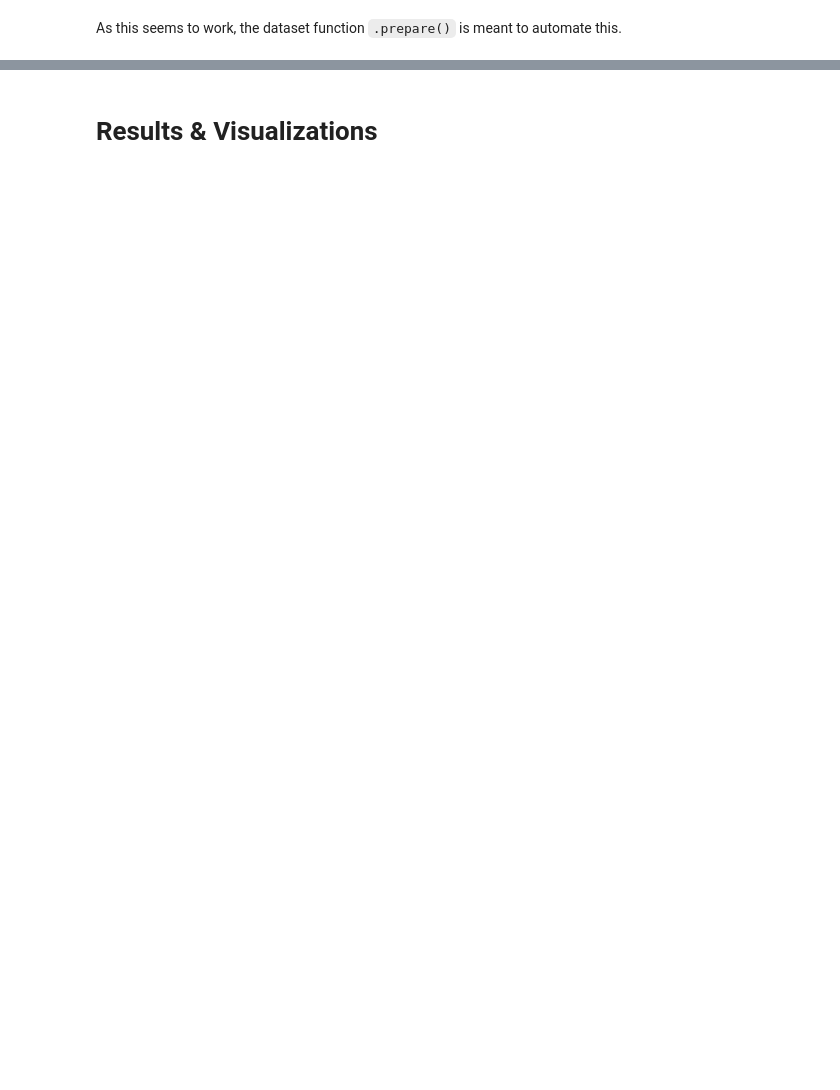
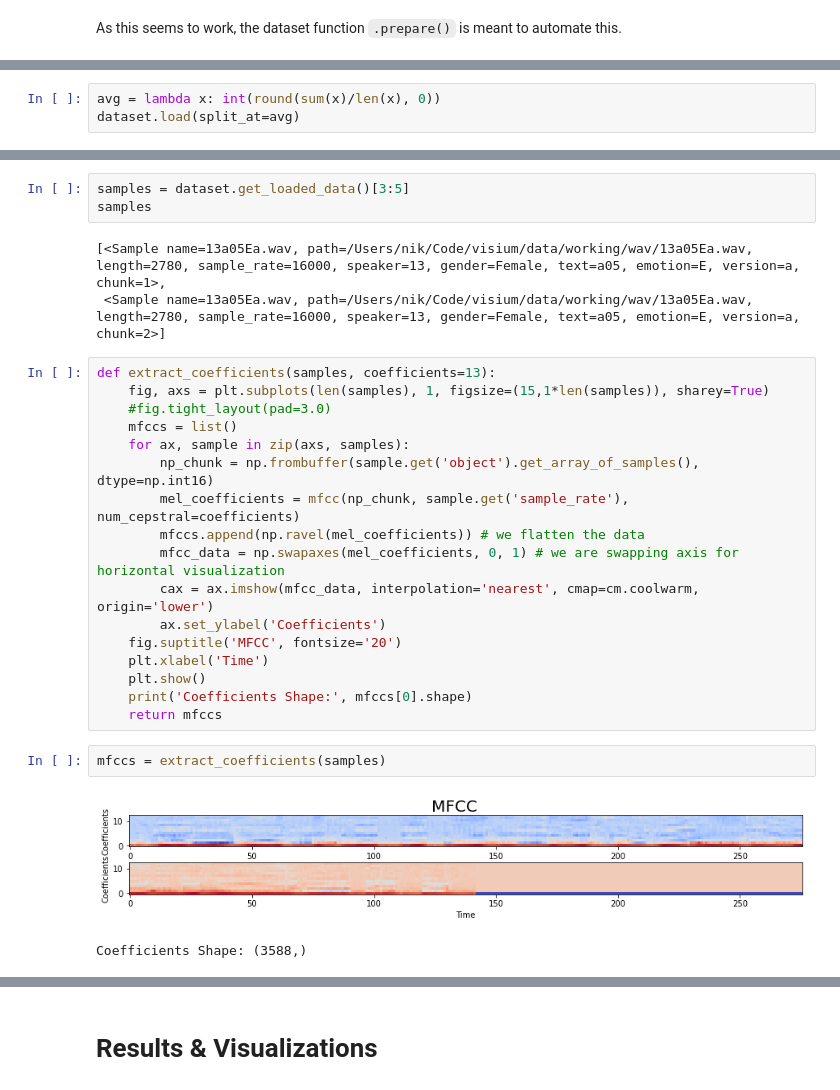
Before and after one commit to nsiicm0/SER, a Jupyter notebook: report/Report_SER.ipynb, the cells around one changed output, grey strips where cells are left out. Cells and saved outputs as stored; diff of their text form; blank space fills up the shorter version.

```diff
--- a/report/Report_SER.ipynb
+++ b/report/Report_SER.ipynb
@@ -221,0 +367,3 @@ print(dataset.data[:2])
+# %%
+avg = lambda x: int(round(sum(x)/len(x), 0))
+dataset.load(split_at=avg)
@@ -221,0 +395,28 @@ print(dataset.data[:2])
+# %%
+samples = dataset.get_loaded_data()[3:5]
+samples
+# %% [output]
+[<Sample name=13a05Ea.wav, path=/Users/nik/Code/visium/data/working/wav/13a05Ea.wav, length=2780, sample_rate=16000, speaker=13, gender=Female, text=a05, emotion=E, version=a, chunk=1>,
+ <Sample name=13a05Ea.wav, path=/Users/nik/Code/visium/data/working/wav/13a05Ea.wav, length=2780, sample_rate=16000, speaker=13, gender=Female, text=a05, emotion=E, version=a, chunk=2>]
+# %%
+def extract_coefficients(samples, coefficients=13):
+    fig, axs = plt.subplots(len(samples), 1, figsize=(15,1*len(samples)), sharey=True)
+    #fig.tight_layout(pad=3.0)
+    mfccs = list()
+    for ax, sample in zip(axs, samples):
+        np_chunk = np.frombuffer(sample.get('object').get_array_of_samples(), dtype=np.int16)
+        mel_coefficients = mfcc(np_chunk, sample.get('sample_rate'), num_cepstral=coefficients)
+        mfccs.append(np.ravel(mel_coefficients)) # we flatten the data
+        mfcc_data = np.swapaxes(mel_coefficients, 0, 1) # we are swapping axis for horizontal visualization
+        cax = ax.imshow(mfcc_data, interpolation='nearest', cmap=cm.coolwarm, origin='lower')
+        ax.set_ylabel('Coefficients')
+    fig.suptitle('MFCC', fontsize='20')
+    plt.xlabel('Time')
+    plt.show()
+    print('Coefficients Shape:', mfccs[0].shape)
+    return mfccs
+# %%
+mfccs = extract_coefficients(samples)
+# %% [output]
+[figure, added]
+Coefficients Shape: (3588,)
```
Also changed, not shown: parts of 42 cells of this notebook, 5 other files.
